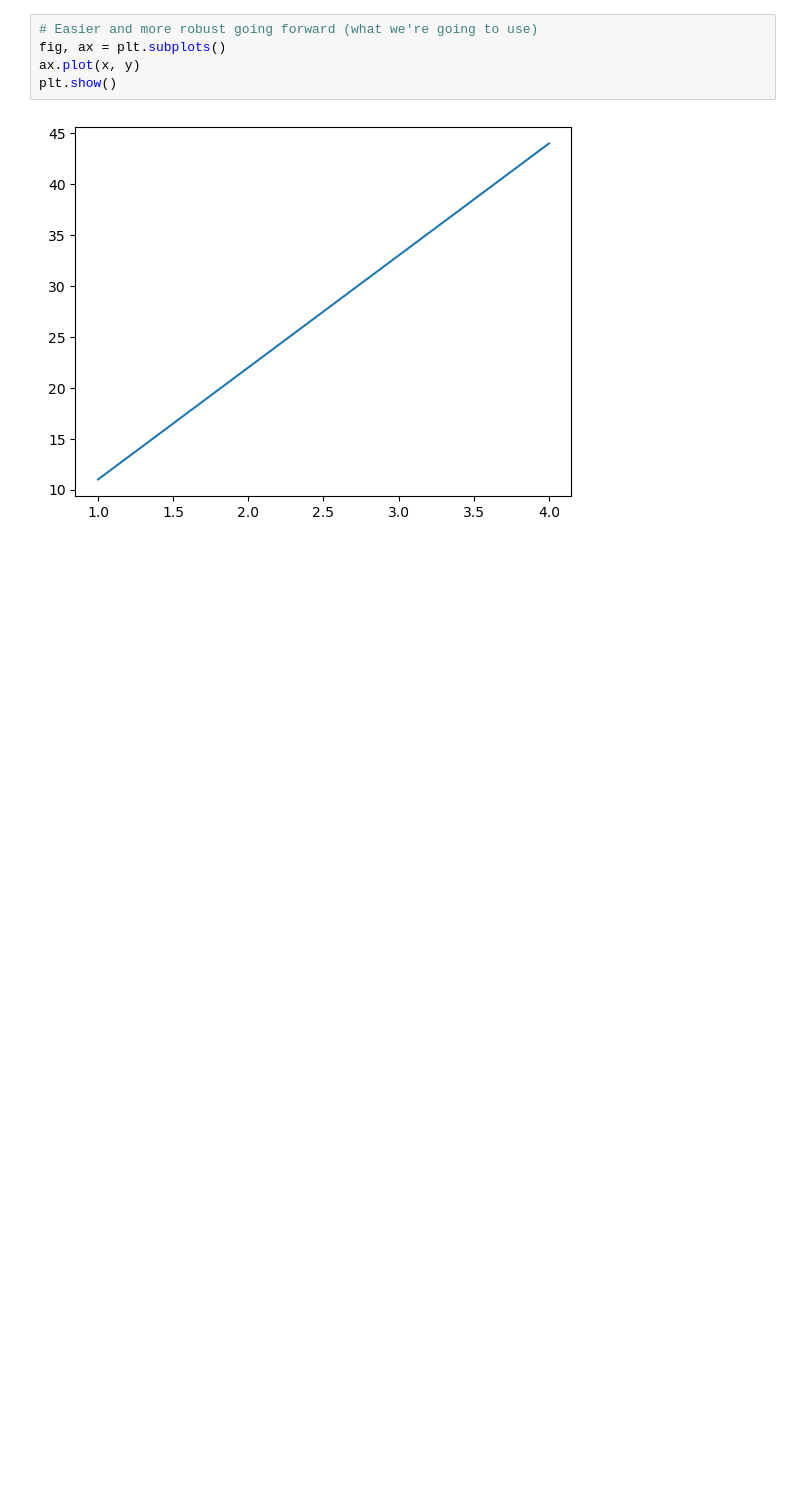
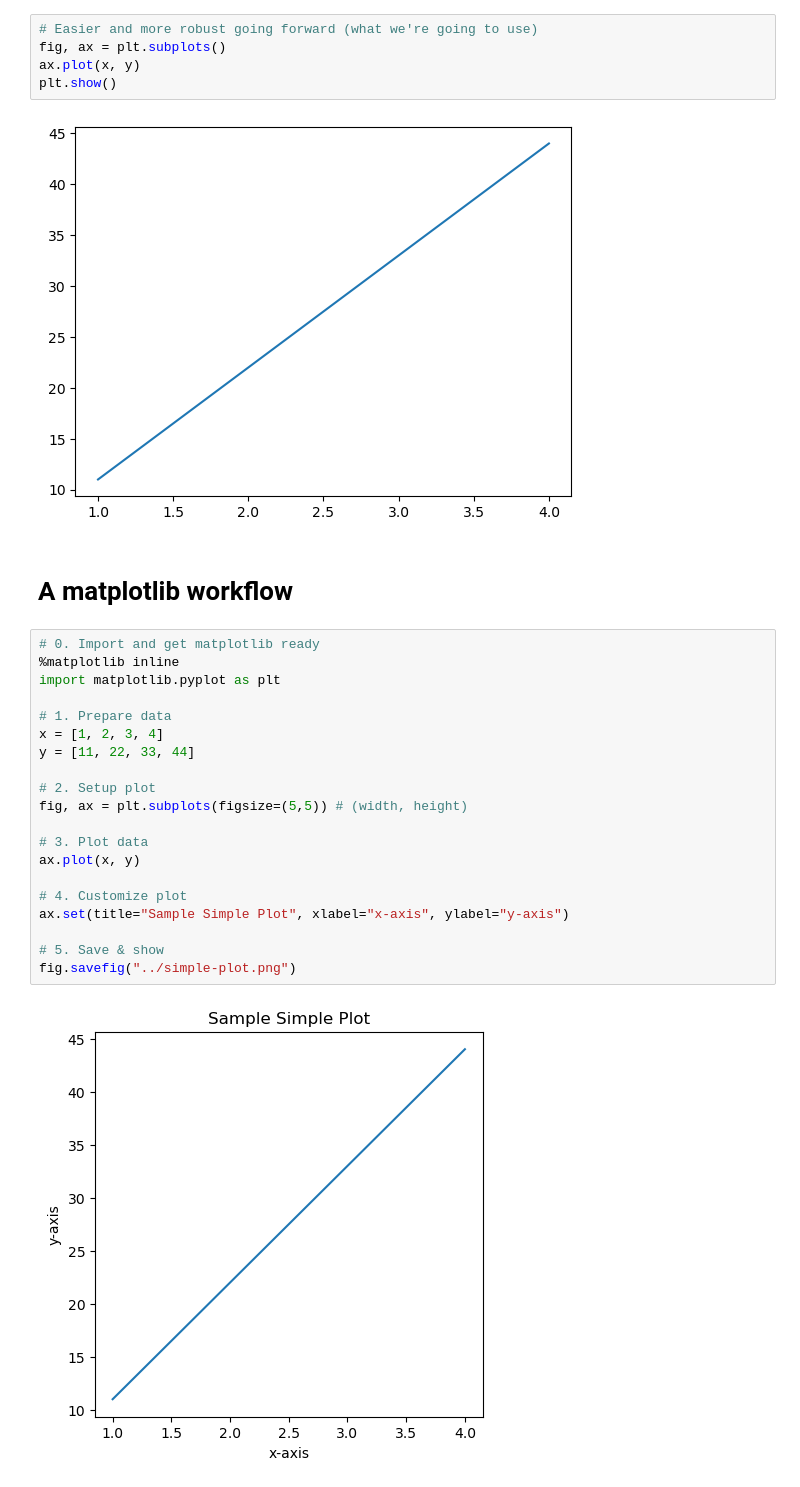
Before and after one commit to rickygrosvenor-pramanick/learn-ml, a Jupyter notebook: matplotlib/introduction-to-matplotlib.ipynb, the cells around one changed output. Cells and saved outputs as stored; diff of their text form; blank space fills up the shorter version.

```diff
--- a/matplotlib/introduction-to-matplotlib.ipynb
+++ b/matplotlib/introduction-to-matplotlib.ipynb
@@ -45,3 +45,27 @@ ax.plot(x, y)
 plt.show()
 # %% [output]
 [figure]
+# %% [markdown]
+# A matplotlib workflow
+# %%
+# 0. Import and get matplotlib ready
+%matplotlib inline
+import matplotlib.pyplot as plt
+
+# 1. Prepare data
+x = [1, 2, 3, 4]
+y = [11, 22, 33, 44]
+
+# 2. Setup plot
+fig, ax = plt.subplots(figsize=(5,5)) # (width, height)
+
+# 3. Plot data
+ax.plot(x, y)
+
+# 4. Customize plot
+ax.set(title="Sample Simple Plot", xlabel="x-axis", ylabel="y-axis")
+
+# 5. Save & show
+fig.savefig("../simple-plot.png")
+# %% [output]
+[figure, added]
```
Also changed, not shown: parts of 6 cells of this notebook, 1 other file.
